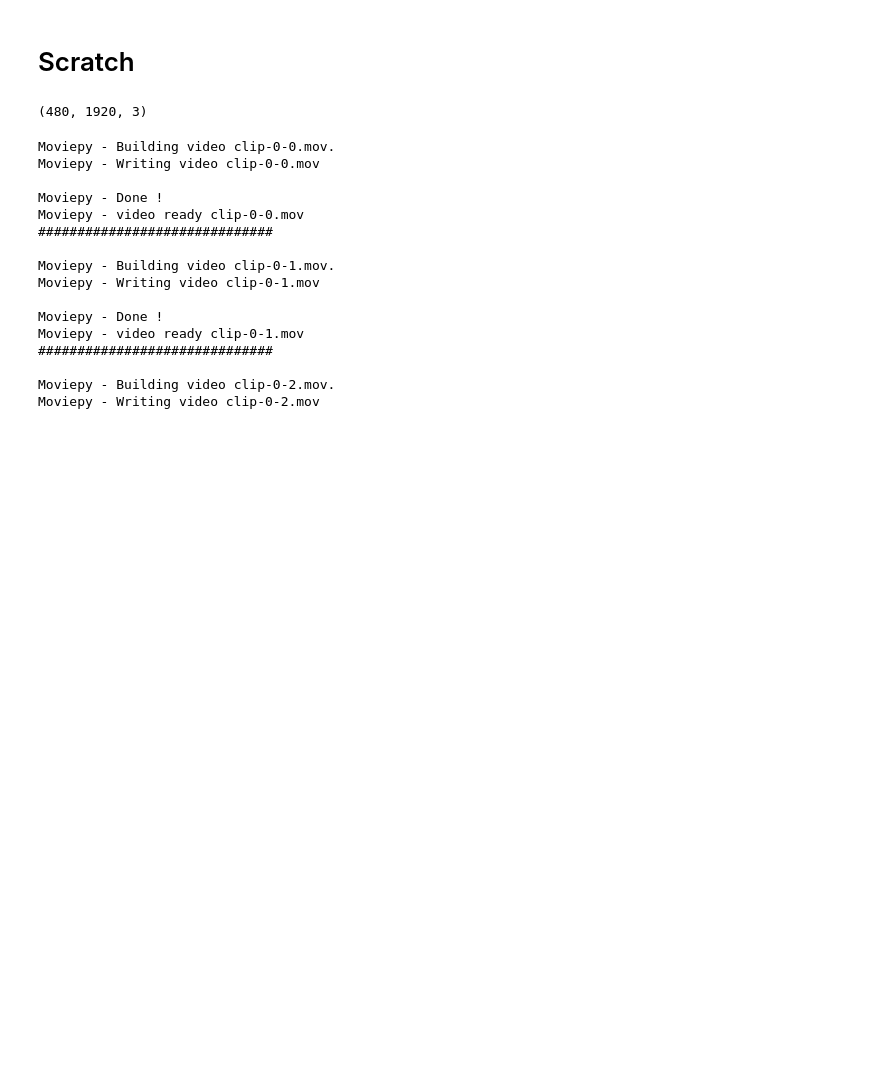
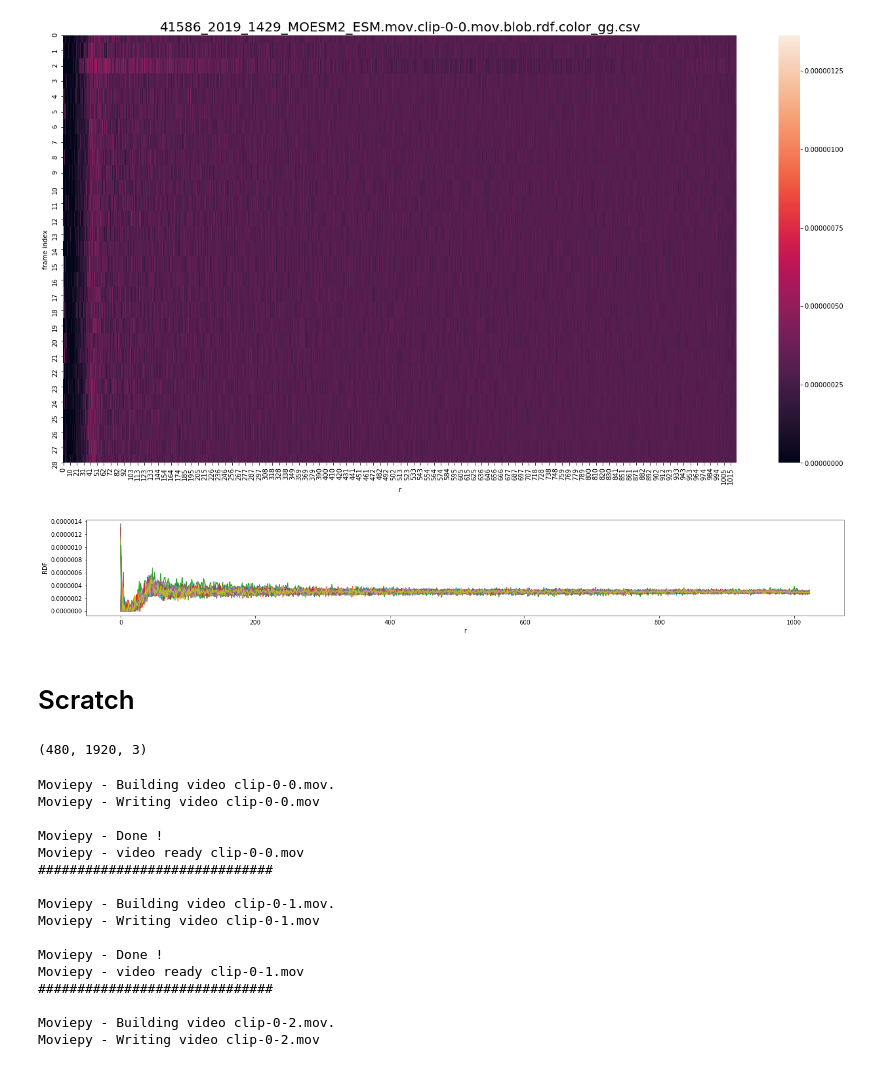
Before and after one commit to javadnoorb/flowermodel, a Jupyter notebook: notebooks/2019-10-04-flower-data-analysis-nextflow.ipynb, the cells around one changed output. Drawn from its saved outputs; the diff is of its cells as text; code cells hidden in the pictures; blank space fills up the shorter version.

```diff
--- a/notebooks/2019-10-04-flower-data-analysis-nextflow.ipynb
+++ b/notebooks/2019-10-04-flower-data-analysis-nextflow.ipynb
@@ -26,6 +26,17 @@ import glob
 # 41586_2019_1429_MOESM5_ESM.mov hFwe1(GFP)-hFwe2(RFP) :10-26:18hr
 # 41586_2019_1429_MOESM8_ESM.mov Z-VAD-FMK:hFwe1(GFP)-hFwe2(RFP) 0-24.09hr
 # 41586_2019_1429_MOESM9_ESM.mov hFweX(GFP)-hFweKO(RFP) 0-24.009?hr
+# %%
+from flowermodel.plotting import plot_rdf_heatmap, plot_rdfs
+
+rdf_file = '/projects/chuang-lab/jnh/flower/nextflow/rdffiles/41586_2019_1429_MOESM2_ESM.mov.clip-0-0.mov.blob.rdf.color_gg.csv'
+
+plot_rdf_heatmap(rdf_file)
+plt.title('{:s}'.format(rdf_file.split('/')[-1]), size=20)
+plot_rdfs(rdf_file)
+# %% [output]
+[figure, added]
+[figure, added]
 # %% [markdown]
 # Scratch
 # %%
```
Also changed, not shown: 3 other files.
